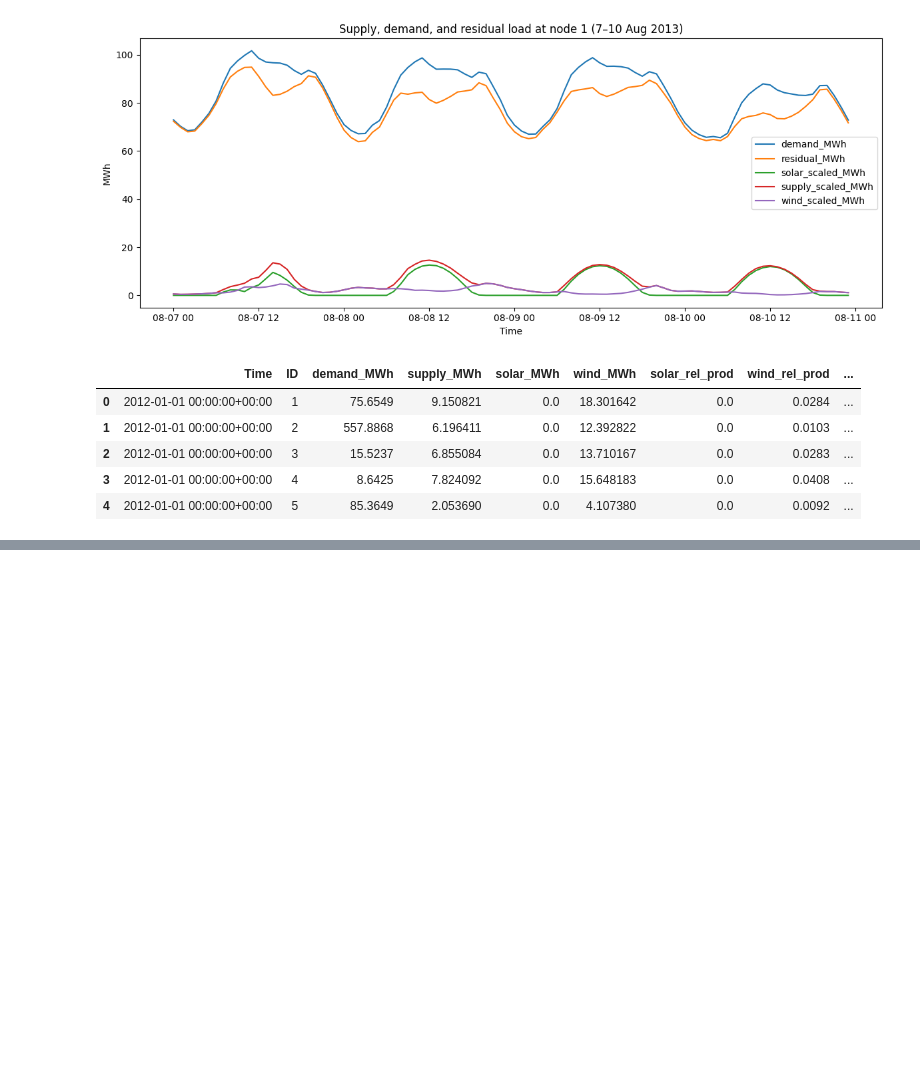
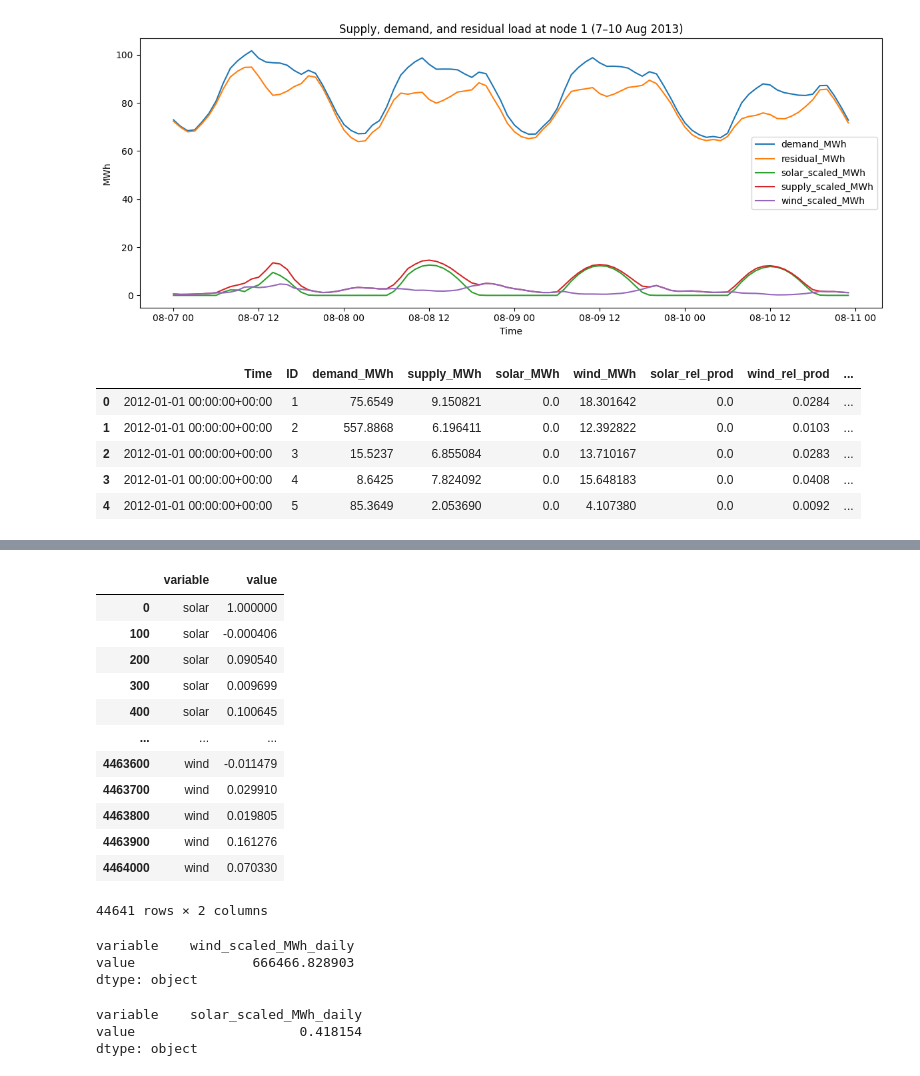
Before and after one commit to PatrickhCahill/jamboree2026, a Jupyter notebook: correlation_data.ipynb, the cells around one changed output, grey strips where cells are left out. Drawn from its saved outputs; the diff is of its cells as text; code cells hidden in the pictures; blank space fills up the shorter version.

```diff
--- a/correlation_data.ipynb
+++ b/correlation_data.ipynb
@@ -149,0 +164,42 @@ array([[<Axes: title={'center': 'spearman'}>]], dtype=object)
+# %%
+corrmat_low_extremes_wind = daily_df.pivot(
+    index="date",
+    columns="ID",
+    values="wind_is_extreme"
+).corr()
+
+corrmat_low_extremes_solar = daily_df.pivot(
+    index="date",
+    columns="ID",
+    values="solar_is_extreme"
+).corr()
+
+corrmat_low_extremes_both = daily_df.pivot(
+    index="date",
+    columns="ID",
+    values="both_extreme"
+).corr()
+# %%
+solar_corr_flat=corrmat_low_extremes_solar.to_numpy().reshape(-1)
+wind_corr_flat = corrmat_low_extremes_wind.to_numpy().reshape(-1)
+both_corr_flat = corrmat_low_extremes_both.to_numpy().reshape(-1)
+# %%
+plot_df = pd.DataFrame(
+{"solar":solar_corr_flat, "wind":wind_corr_flat}#,"both":both_corr_flat}
+).melt()[::100]
+# %%
+plot_df
+# %% [output]
+|  | variable | value |
+| 0 | solar | 1.000000 |
+| 100 | solar | -0.000406 |
+| 200 | solar | 0.090540 |
+| 300 | solar | 0.009699 |
+| 400 | solar | 0.100645 |
+| ... | ... | ... |
+| 4463600 | wind | -0.011479 |
+| 4463700 | wind | 0.029910 |
+| 4463800 | wind | 0.019805 |
+| 4463900 | wind | 0.161276 |
+| 4464000 | wind | 0.070330 |
+44641 rows × 2 columns
@@ -149,0 +231,12 @@ array([[<Axes: title={'center': 'spearman'}>]], dtype=object)
+# %%
+daily_df[["wind_scaled_MWh_daily"]].melt()[::100].max()
+# %% [output]
+variable    wind_scaled_MWh_daily
+value               666466.828903
+dtype: object
+# %%
+daily_df[["solar_scaled_MWh_daily", "wind_scaled_MWh_daily"]].melt()[::100].min()
+# %% [output]
+variable    solar_scaled_MWh_daily
+value                     0.418154
+dtype: object
```
Also changed, not shown: parts of 8 cells of this notebook, 4 other files.
